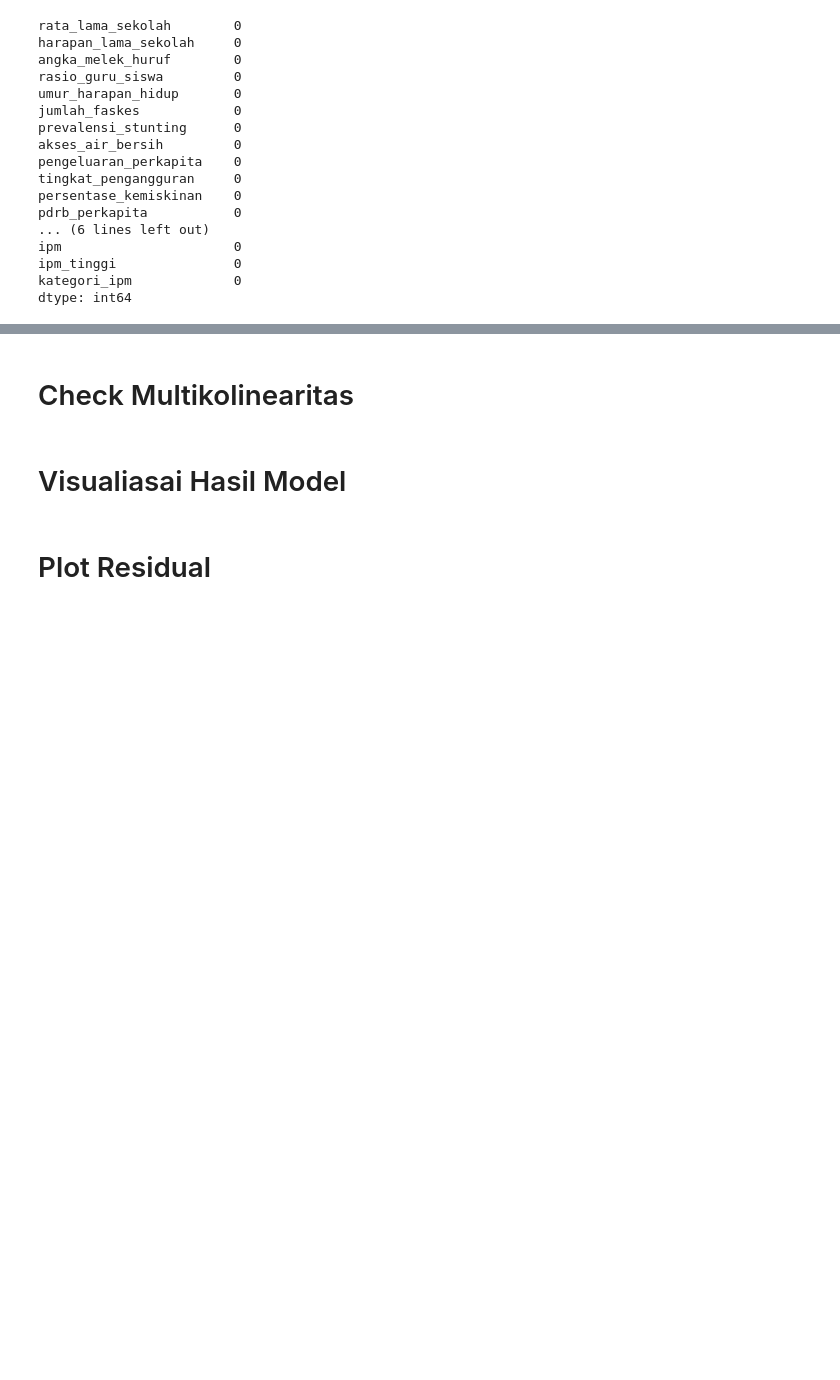
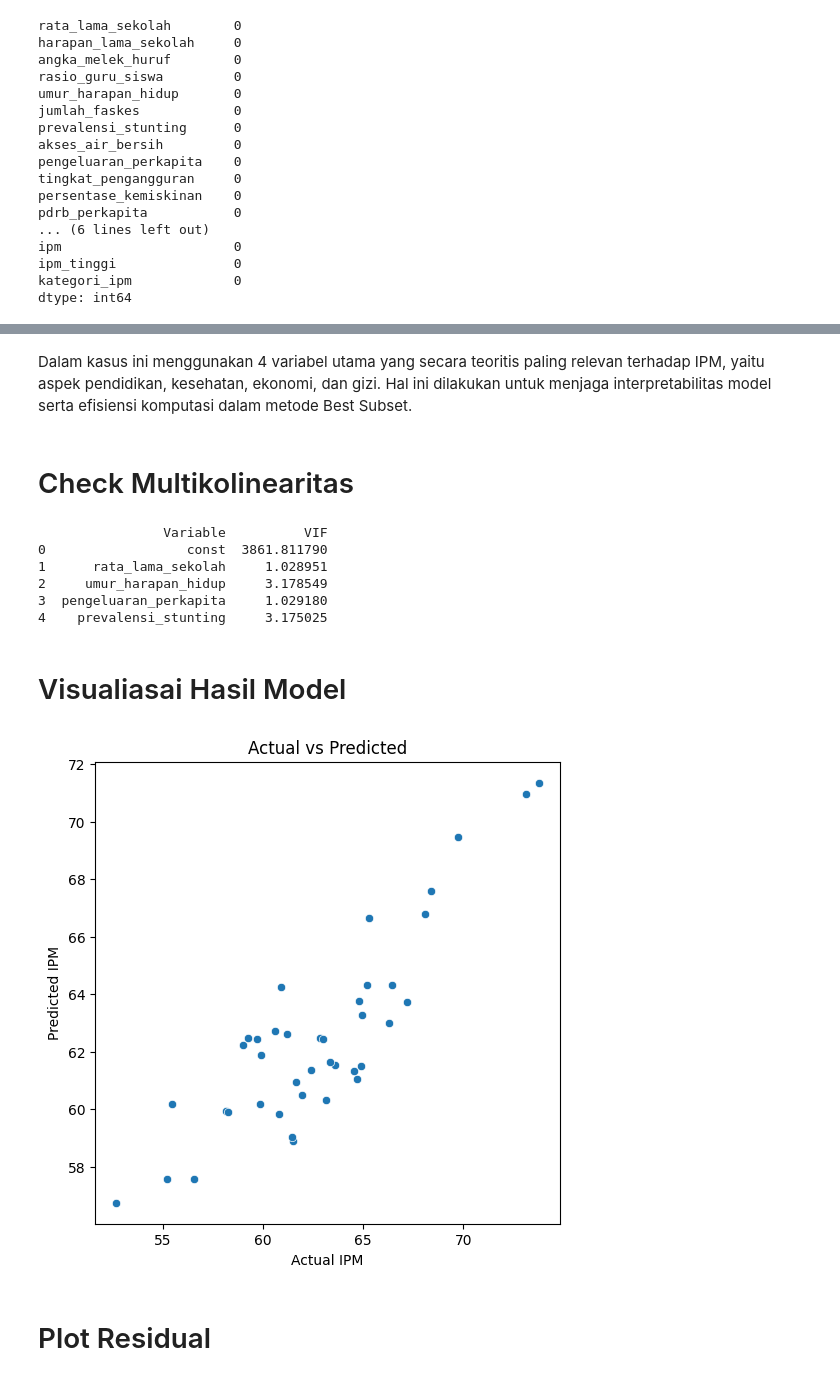
Before and after one commit to yowxy/BestSubset-StepWise, a Jupyter notebook: uts.ipynb, the cells around one changed output, grey strips where cells are left out. Saved outputs shown, nothing was run; the diff lists cells and outputs as text; code cells hidden in the pictures; blank space fills up the shorter version.

```diff
--- a/uts.ipynb
+++ b/uts.ipynb
@@ -47,0 +49,7 @@ X_train, X_test, y_train, y_test = train_test_split(
+# %%
+X = df[['rata_lama_sekolah',
+        'umur_harapan_hidup',
+        'pengeluaran_perkapita',
+        'prevalensi_stunting']]
+
+y = df['ipm']
@@ -103,17 +189,5 @@ print("Selected Variables:", selected_vars)
-# %%
-X_final = sm.add_constant(X_train[selected_vars])
-model_final = sm.OLS(y_train, X_final).fit()
-
-print(model_final.summary())
-# %%
-X_test_final = sm.add_constant(X_test[selected_vars])
-y_pred = model_final.predict(X_test_final)
-
-mse = mean_squared_error(y_test, y_pred)
-rmse = np.sqrt(mse)
-
-print("MSE:", mse)
-print("RMSE:", rmse)
+# %% [markdown]
+Dalam kasus ini  menggunakan 4 variabel utama yang secara teoritis paling relevan terhadap IPM, yaitu aspek pendidikan, kesehatan, ekonomi, dan gizi. Hal ini dilakukan untuk menjaga interpretabilitas model serta efisiensi komputasi dalam metode Best Subset.
 # %% [markdown]
 # Check Multikolinearitas
 # %%
@@ -126,15 +200,29 @@ vif["VIF"] = [variance_inflation_factor(X_temp.values, i)
               for i in range(X_temp.shape[1])]
 
 print(vif)
+# %% [output]
+                Variable          VIF
+0                  const  3861.811790
+1      rata_lama_sekolah     1.028951
+2     umur_harapan_hidup     3.178549
+3  pengeluaran_perkapita     1.029180
+4    prevalensi_stunting     3.175025
 # %% [markdown]
 # Visualiasai Hasil Model
 # %%
+import seaborn as sns
+import matplotlib.pyplot as plt
+y_pred = model_bestsubset.predict(sm.add_constant(X_test[model_bestsubset.model.exog_names[1:]]))
+
+
 plt.figure(figsize=(6,6))
 sns.scatterplot(x=y_test, y=y_pred)
 plt.xlabel("Actual IPM")
 plt.ylabel("Predicted IPM")
 plt.title("Actual vs Predicted")
 plt.show()
+# %% [output]
+[figure, added]
 # %% [markdown]
 # Plot Residual
 # %%
```
Also changed, not shown: parts of 15 cells of this notebook.
